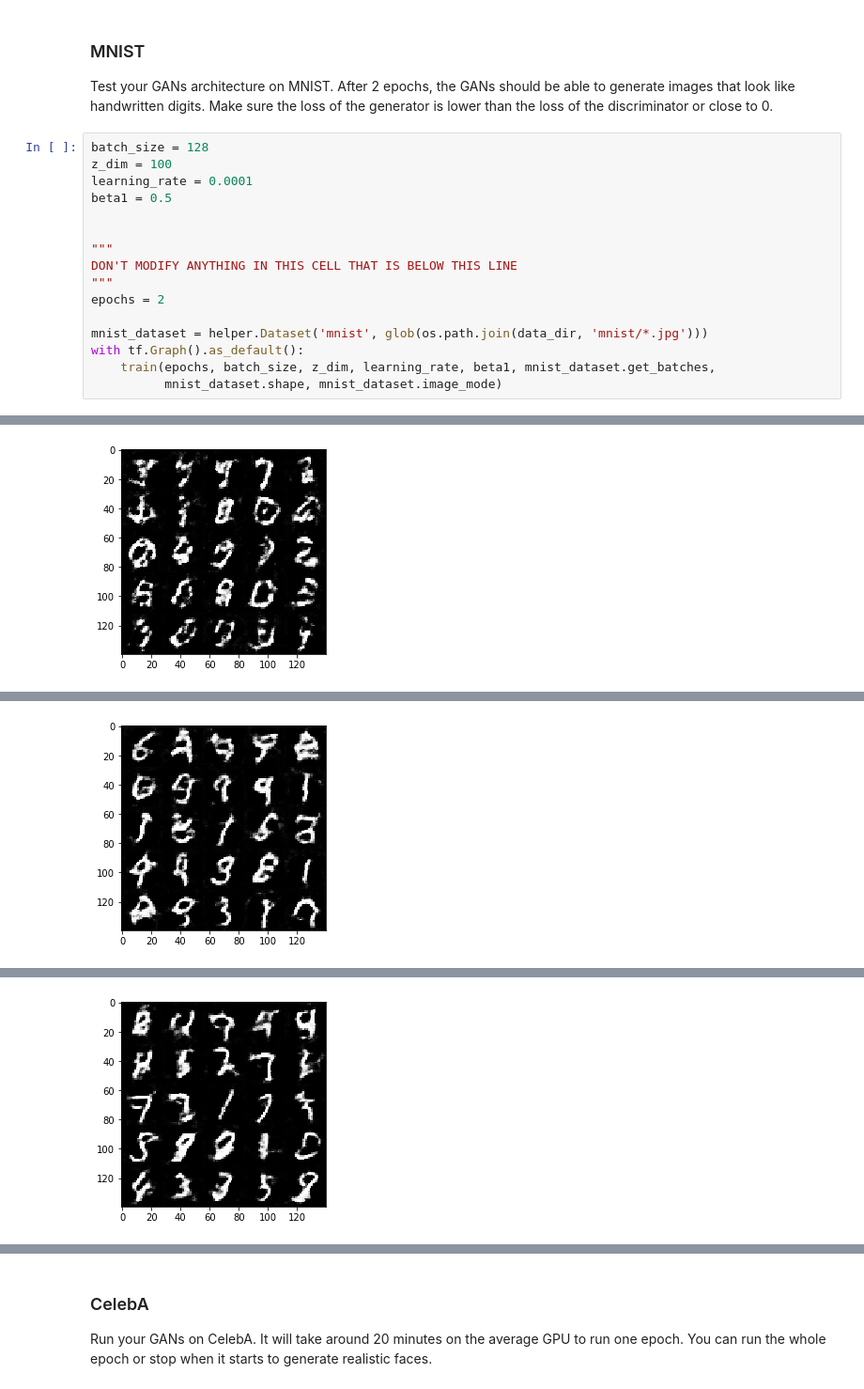
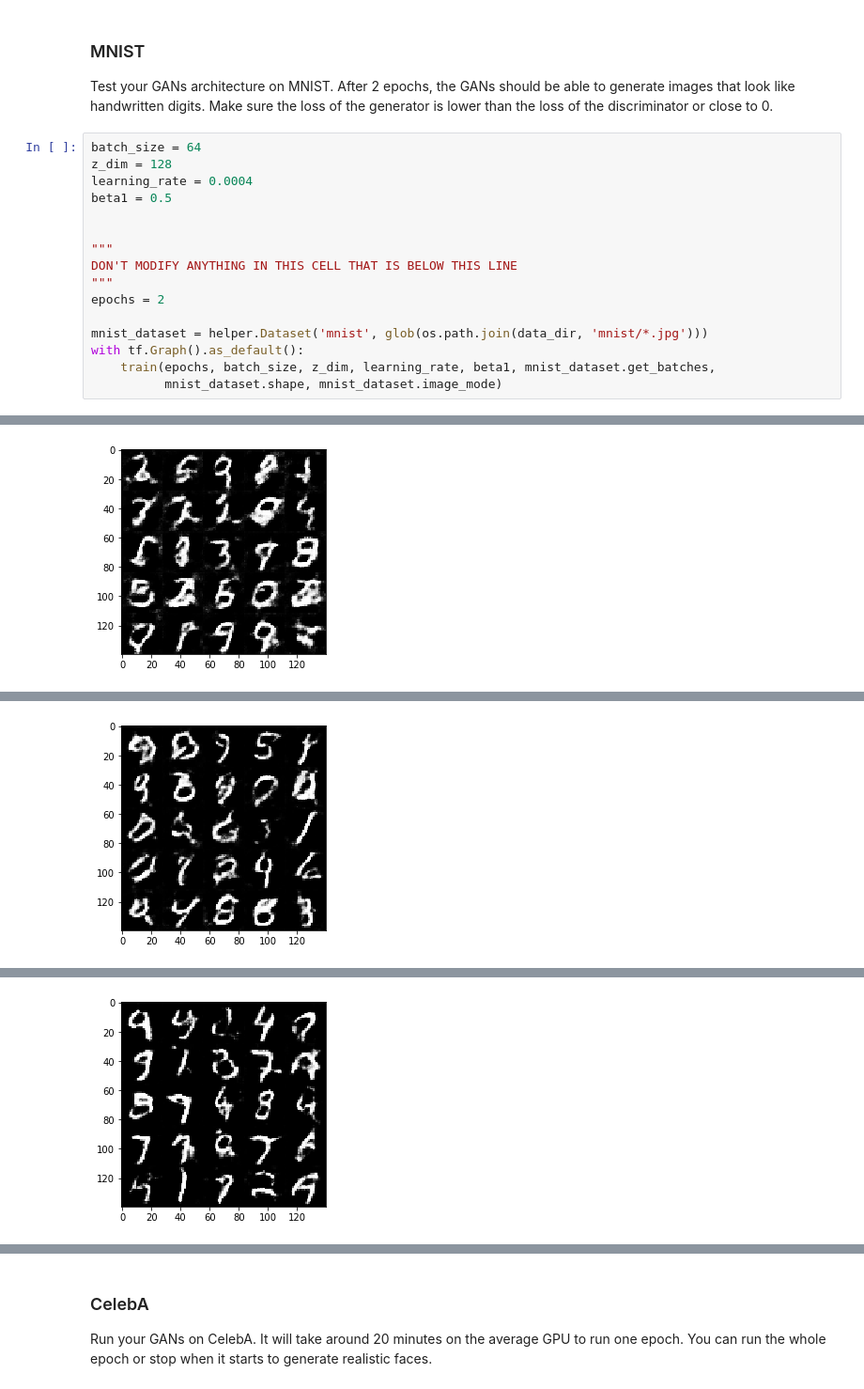
Before and after one commit to pranavdixit8/dlnd-project5, a Jupyter notebook: dlnd_face_generation.ipynb, the cells around one changed output, grey strips where cells are left out. Shown at 94% size. Saved outputs shown, nothing was run; the diff lists cells and outputs as text.

```diff
--- a/dlnd_face_generation.ipynb
+++ b/dlnd_face_generation.ipynb
@@ -405,9 +405,9 @@ def train(epoch_count, batch_size, z_dim, learning_rate, beta1, get_batches, dat
 ### MNIST
 Test your GANs architecture on MNIST.  After 2 epochs, the GANs should be able to generate images that look like handwritten digits.  Make sure the loss of the generator is lower than the loss of the discriminator or close to 0.
 # %%
-batch_size = 128
-z_dim = 100
-learning_rate = 0.0001
+batch_size = 64
+z_dim = 128
+learning_rate = 0.0004
 beta1 = 0.5
 
 
@@ -445 +445 @@ Epochs: 1/2 step: 400/936  Discriminator loss: 0.6436 Generator loss: 2.2502
-[figure, old version]
+[figure, new version]
@@ -456 +456 @@ Epochs: 2/2 step: 600/936  Discriminator loss: 0.9262 Generator loss: 1.9789
-[figure, old version]
+[figure, new version]
@@ -467 +467 @@ Epochs: 2/2 step: 800/936  Discriminator loss: 1.0072 Generator loss: 1.7386
-[figure, old version]
+[figure, new version]
```
Also changed, not shown: parts of 2 cells of this notebook, 1 other file.
